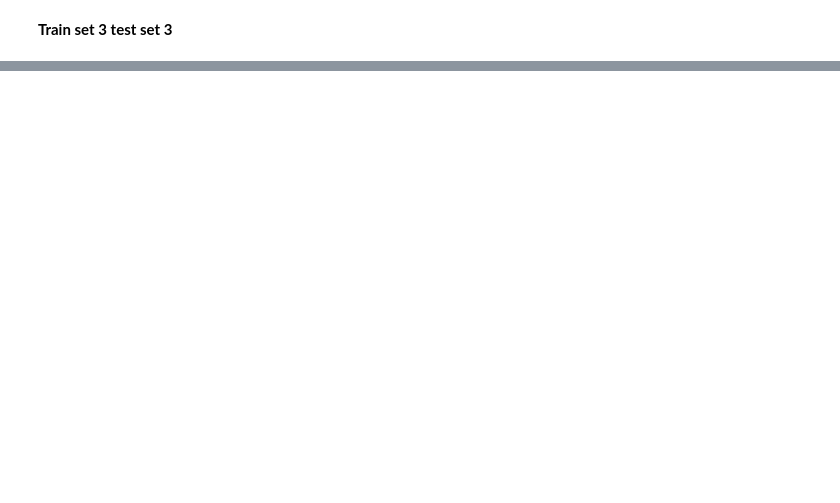
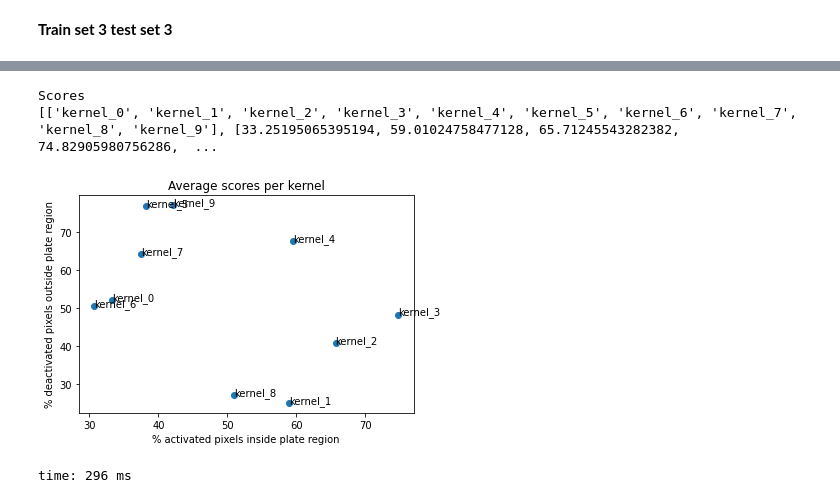
Before and after one commit to aissahm/image_analysis, a Jupyter notebook: project_1.ipynb, the cells around one changed output, grey strips where cells are left out. Saved outputs shown, nothing was run; the diff lists cells and outputs as text; code cells hidden in the pictures; blank space fills up the shorter version.

```diff
--- a/project_1.ipynb
+++ b/project_1.ipynb
@@ -1455,7 +1502,7 @@ testResultDataframe.to_csv(modelname)
 # %% [markdown]
 **Train set 2, test set 2**
 # %%
-modelOptionsObjarray = [ modelOptionsObj1]
+modelOptionsObjarray = [ modelOptionsObj2]
 
 trainsetNamearray = [ "Trainset2"]
 testsetNamearray = ["Testset2"]
@@ -1465,7 +1512,7 @@ testFolderPatharray = ["/content/test2_187_95_40_20_90/"]
 
 maskFolder = "plates/"
 
-j = 0
+j = 1
 
 modelprename = "model"
 
@@ -1489,7 +1536,7 @@ for modelOptionsObj in modelOptionsObjarray:
     modelname = modelprename + str(j) + "_" + trainsetName + "results.csv"
     trainsetresultsDataFrame.to_csv(modelname)
 
-    print("Model 1, train set ", trainsetName)
+    print("Model 2, train set ", trainsetName)
     print()
 
     k = 0
@@ -1592,0 +1721,10 @@ testResultDataframe.to_csv(modelname)
+# %%
+scoresarray = computeScoresPerKernel(trainsetresultsDataFrame)
+print("Scores")
+print(scoresarray)
+plotScores(scoresarray)
+# %% [output]
+Scores
+[['kernel_0', 'kernel_1', 'kernel_2', 'kernel_3', 'kernel_4', 'kernel_5', 'kernel_6', 'kernel_7', 'kernel_8', 'kernel_9'], [33.25195065395194, 59.01024758477128, 65.71245543282382, 74.82905980756286,  ...
+[figure, added]
+time: 296 ms
```
Also changed, not shown: parts of 9 cells of this notebook.
